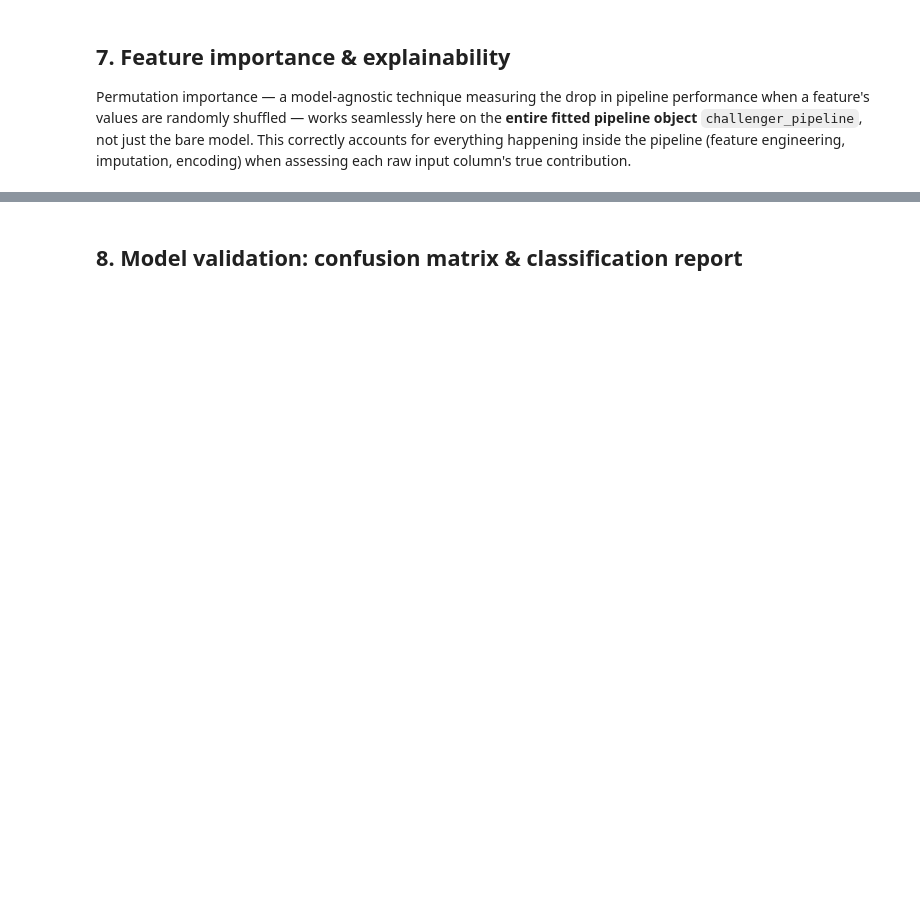
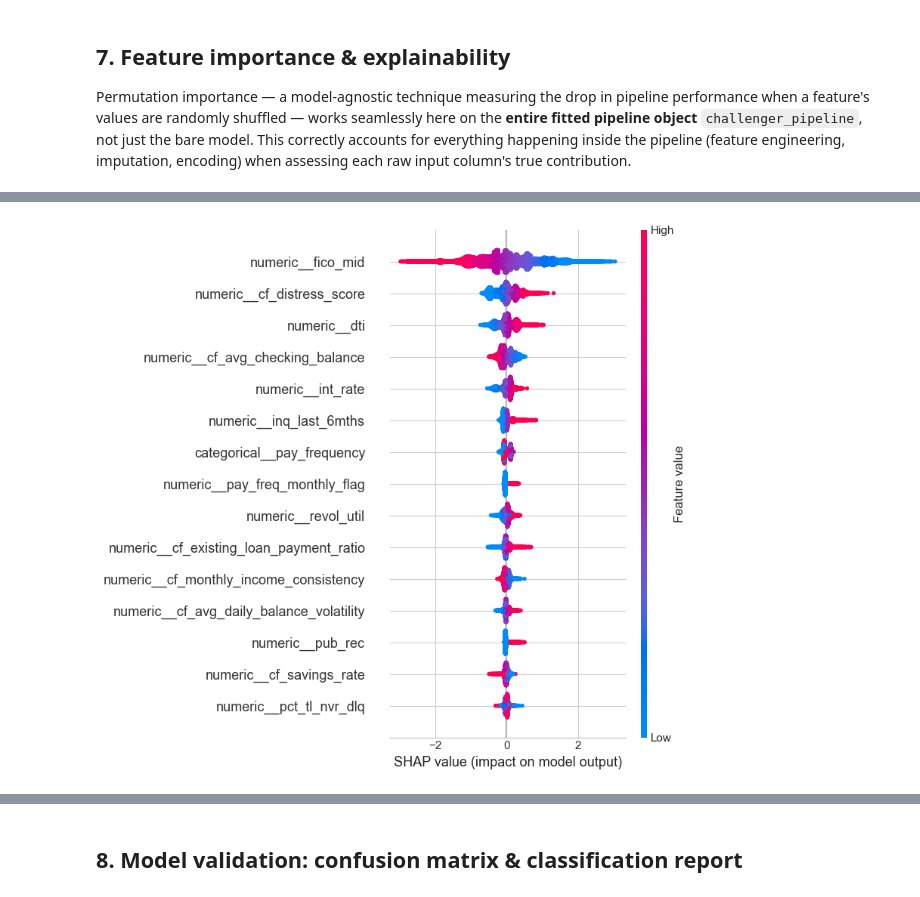
Before and after one commit to rmbavishi/credit-risk-scorecard-pipeline, a Jupyter notebook: notebooks/01_credit_risk_scorecard_pipeline.ipynb, the cells around one changed output, grey strips where cells are left out. Cells and saved outputs as stored; diff of their text form; code cells hidden in the pictures; blank space fills up the shorter version.

Commit message:
Add SHAP explainability, personalize notebook, update README

```diff
--- a/notebooks/01_credit_risk_scorecard_pipeline.ipynb
+++ b/notebooks/01_credit_risk_scorecard_pipeline.ipynb
@@ -164,8 +255,7 @@ feature set — so both models are genuine, independently-fittable `Pipeline` ob
 from the same reusable construction logic.
 # %%
 def build_credit_risk_pipeline(numeric_cols, categorical_cols, model_params):
-    """Builds the full preprocessing + modeling pipeline as a single
-    sklearn.pipeline.Pipeline object.
+    """Builds the full preprocessing + modeling pipeline for credit risk scoring.
 
     Step order: feature engineering runs FIRST on the raw (unimputed) columns -
     the ratio features naturally inherit NaNs where their numerator/denominator
@@ -176,7 +266,7 @@ def build_credit_risk_pipeline(numeric_cols, categorical_cols, model_params):
         "installment_to_income", "loan_to_income", "revol_bal_to_income",
         "credit_file_depth", "high_util_flag", "pay_freq_monthly_flag",
     ]
-    if any(c.startswith("cf_") for c in numeric_cols):
+    if any(columns.startswith("cf_") for columns in numeric_cols):
         engineered_numeric += [
             "cf_net_cash_flow_margin", "cf_balance_to_income_ratio", "cf_distress_score"
         ]
@@ -311,0 +438,24 @@ print(f"{n_cf_in_top} of the top {top_n} features are cash-flow attributes")
+# %%
+import shap
+
+# Run the raw test data through everything EXCEPT the final model step,
+# so we get the fully processed (engineered + imputed + encoded) matrix
+# that LightGBM actually sees under the hood.
+X_test_processed = challenger_pipeline[:-1].transform(X_test)
+
+# Get readable column names for the processed matrix
+feature_names_processed = challenger_pipeline.named_steps["preprocessing"].get_feature_names_out()
+
+# Extract just the trained model (the last pipeline step)
+model_only = challenger_pipeline.named_steps["model"]
+
+# Build the SHAP explainer for a tree-based model (LightGBM)
+explainer = shap.TreeExplainer(model_only)
+shap_values = explainer.shap_values(X_test_processed)
+# %%
+shap.summary_plot(shap_values, X_test_processed, feature_names=feature_names_processed, max_display=15, show=False)
+plt.tight_layout()
+plt.savefig("../outputs/shap_summary.png", dpi=120)
+plt.show()
+# %% [output]
+[figure, added]
```
Also changed, not shown: parts of 24 cells of this notebook, 5 other files.
